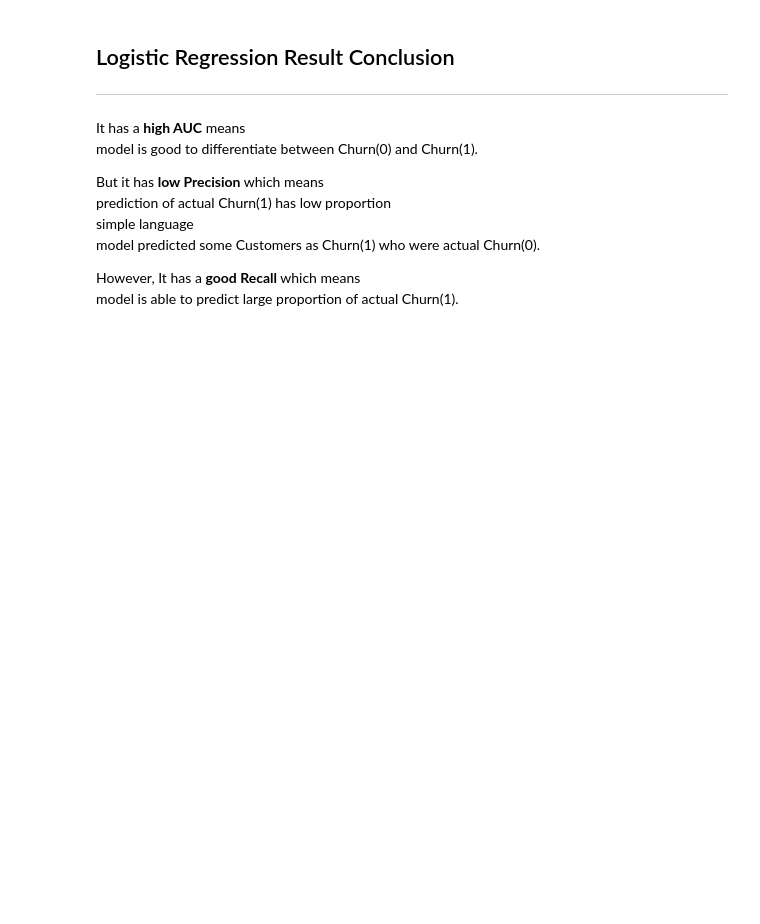
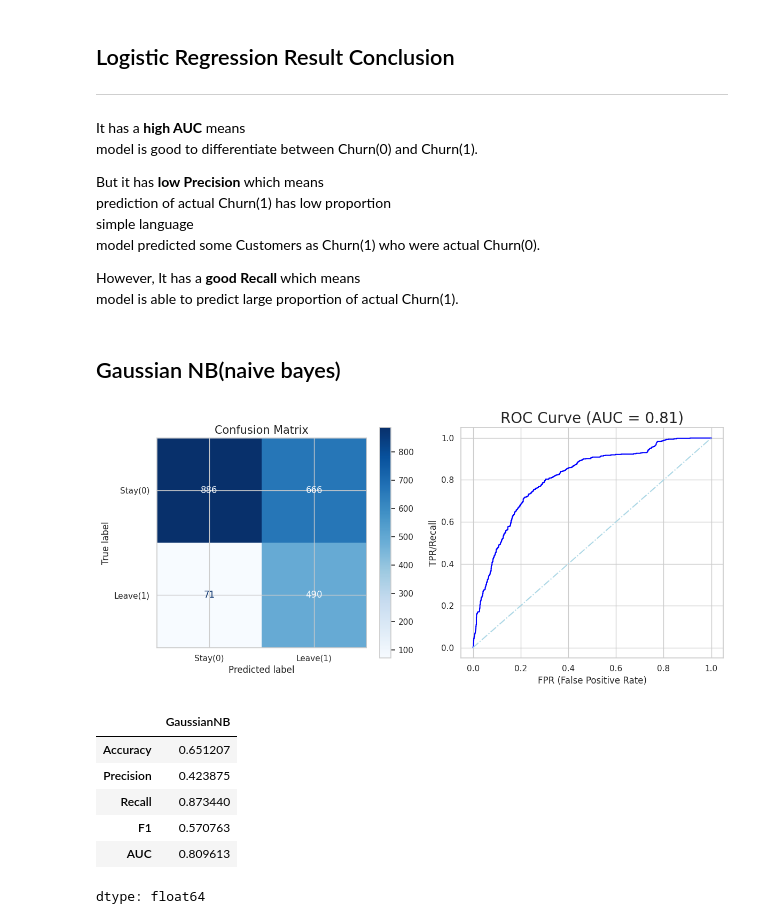
Before and after one commit to ArthJain123/Customer-Churn-Prediction-ML, a Jupyter notebook: Customer_Churn_Prediction.ipynb, the cells around one changed output. Cells and saved outputs as stored; diff of their text form; code cells hidden in the pictures; blank space fills up the shorter version.

Commit message:
Update ML model evaluation function and add Gaussian Naive Bayes

```diff
--- a/Customer_Churn_Prediction.ipynb
+++ b/Customer_Churn_Prediction.ipynb
@@ -737,3 +744,16 @@ model predicted some Customers as Churn(1) who were actual Churn(0).
 
 However, It has a **good Recall** which means\
 model is able to predict large proportion of actual Churn(1).
+# %% [markdown]
+## Gaussian NB(naive bayes)
+# %%
+ml_model(GaussianNB())
+# %% [output]
+[figure, added]
+|  | GaussianNB |
+| Accuracy | 0.651207 |
+| Precision | 0.423875 |
+| Recall | 0.873440 |
+| F1 | 0.570763 |
+| AUC | 0.809613 |
+dtype: float64
```
Also changed, not shown: parts of 4 cells of this notebook.
